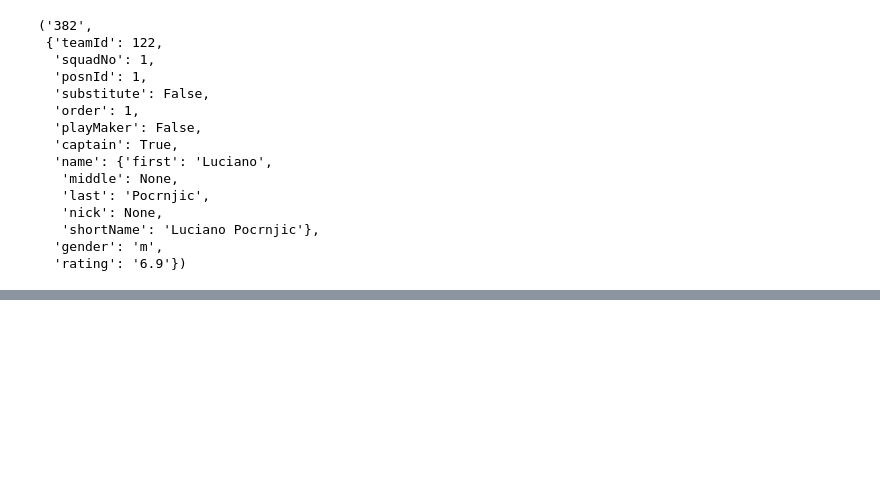
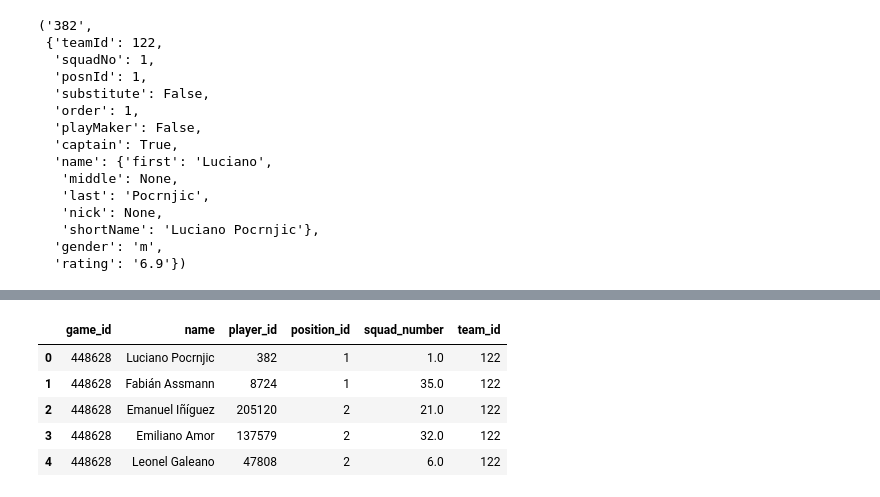
Before and after one commit to d-v-dlee/super_liga_xg, a Jupyter notebook: json_shot_eda.ipynb, the cells around one changed output, grey strips where cells are left out. Drawn from its saved outputs; the diff is of its cells as text; code cells hidden in the pictures; blank space fills up the shorter version.

```diff
--- a/json_shot_eda.ipynb
+++ b/json_shot_eda.ipynb
@@ -173,0 +247,9 @@ player_df
+# %%
+player_df.head()
+# %% [output]
+|  | game_id | name | player_id | position_id | squad_number | team_id |
+| 0 | 448628 | Luciano Pocrnjic | 382 | 1 | 1.0 | 122 |
+| 1 | 448628 | Fabián Assmann | 8724 | 1 | 35.0 | 122 |
+| 2 | 448628 | Emanuel Iñíguez | 205120 | 2 | 21.0 | 122 |
+| 3 | 448628 | Emiliano Amor | 137579 | 2 | 32.0 | 122 |
+| 4 | 448628 | Leonel Galeano | 47808 | 2 | 6.0 | 122 |
```
Also changed, not shown: parts of 24 cells of this notebook, 8 other files.
